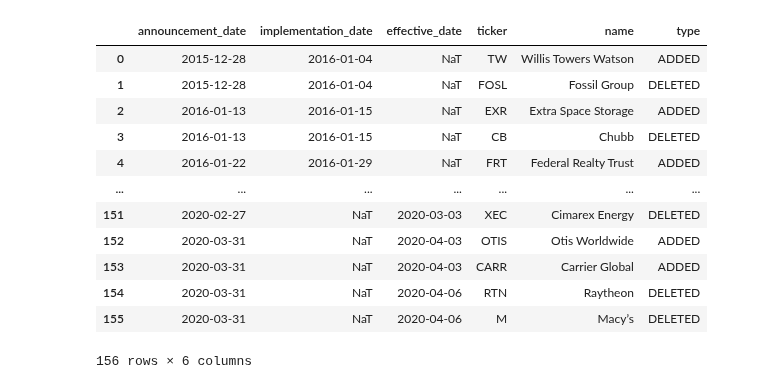
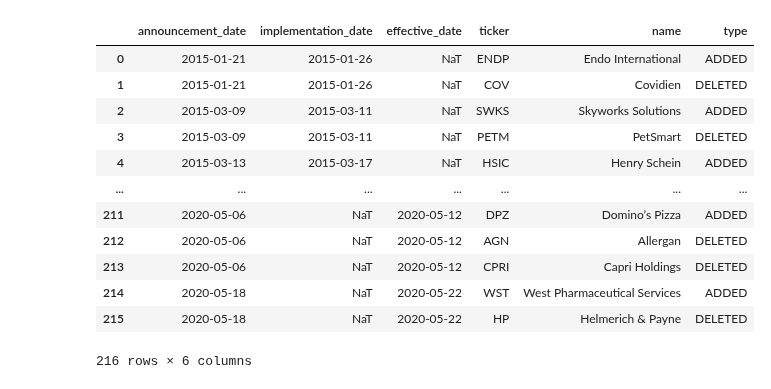
Before and after one commit to yingchen0505/analyzingalpha, a Jupyter notebook: sp500-historical-components-and-changes/SP500_Announcement_Analysis.ipynb, the cells around one changed output. Drawn from its saved outputs; the diff is of its cells as text; code cells hidden in the pictures.

Commit message:
reran with 2015 and 2020 data

```diff
--- a/sp500-historical-components-and-changes/SP500_Announcement_Analysis.ipynb
+++ b/sp500-historical-components-and-changes/SP500_Announcement_Analysis.ipynb
@@ -1,49 +12,38 @@
 # %%
-import yfinance as yf
-import pandas as pd
-from datetime import datetime, timedelta
-from pandas_datareader import data as pdr
-yf.pdr_override() # <== that's all it takes :-)
-import numpy as np
-import statistics
-from pprint import pprint
-from math import isnan
-import itertools
-
 sp500_history = pd.read_excel('./sp500_rebalance_announcements.xlsx')
 sp500_history['implementation_date'] = pd.to_datetime(sp500_history['implementation_date'])
 sp500_history['effective_date'] = pd.to_datetime(sp500_history['effective_date'])
 sp500_history['announcement_date'] = pd.to_datetime(sp500_history['announcement_date'])
 sp500_history = sp500_history[['announcement_date', 'implementation_date', 'effective_date', 'ticker', 'name', 'type']]
 
-start_date = datetime.strptime('2015-12-20', '%Y-%m-%d')
+start_date = datetime.strptime('2015-1-1', '%Y-%m-%d')
 end_date = datetime.strptime('2020-12-31', '%Y-%m-%d')
 
 # greater than the start date and smaller than the end date
-mask = (sp500_history['announcement_date'] > start_date) & (sp500_history['announcement_date'] <= end_date)
+mask = (sp500_history['announcement_date'] >= start_date) & (sp500_history['announcement_date'] <= end_date)
 sp500_history = sp500_history.loc[mask]
 
 # Sort
 sp500_history = sp500_history.sort_values(['announcement_date', 'type'], ascending=[True, True])
 
 sp500_history = sp500_history.drop_duplicates()
 sp500_history = sp500_history.reset_index(drop=True)
 
 sp500_history
 # %% [output]
 |  | announcement_date | implementation_date | effective_date | ticker | name | type |
-| 0 | 2015-12-28 | 2016-01-04 | NaT | TW | Willis Towers Watson | ADDED |
-| 1 | 2015-12-28 | 2016-01-04 | NaT | FOSL | Fossil Group | DELETED |
-| 2 | 2016-01-13 | 2016-01-15 | NaT | EXR | Extra Space Storage | ADDED |
-| 3 | 2016-01-13 | 2016-01-15 | NaT | CB | Chubb | DELETED |
-| 4 | 2016-01-22 | 2016-01-29 | NaT | FRT | Federal Realty Trust | ADDED |
+| 0 | 2015-01-21 | 2015-01-26 | NaT | ENDP | Endo International | ADDED |
+| 1 | 2015-01-21 | 2015-01-26 | NaT | COV | Covidien | DELETED |
+| 2 | 2015-03-09 | 2015-03-11 | NaT | SWKS | Skyworks Solutions | ADDED |
+| 3 | 2015-03-09 | 2015-03-11 | NaT | PETM | PetSmart | DELETED |
+| 4 | 2015-03-13 | 2015-03-17 | NaT | HSIC | Henry Schein | ADDED |
 | ... | ... | ... | ... | ... | ... | ... |
-| 151 | 2020-02-27 | NaT | 2020-03-03 | XEC | Cimarex Energy | DELETED |
-| 152 | 2020-03-31 | NaT | 2020-04-03 | OTIS | Otis Worldwide | ADDED |
-| 153 | 2020-03-31 | NaT | 2020-04-03 | CARR | Carrier Global | ADDED |
-| 154 | 2020-03-31 | NaT | 2020-04-06 | RTN | Raytheon | DELETED |
-| 155 | 2020-03-31 | NaT | 2020-04-06 | M | Macy’s | DELETED |
+| 211 | 2020-05-06 | NaT | 2020-05-12 | DPZ | Domino’s Pizza | ADDED |
+| 212 | 2020-05-06 | NaT | 2020-05-12 | AGN | Allergan | DELETED |
+| 213 | 2020-05-06 | NaT | 2020-05-12 | CPRI | Capri Holdings | DELETED |
+| 214 | 2020-05-18 | NaT | 2020-05-22 | WST | West Pharmaceutical Services | ADDED |
+| 215 | 2020-05-18 | NaT | 2020-05-22 | HP | Helmerich & Payne | DELETED |
-156 rows × 6 columns
+216 rows × 6 columns
 # %%
 calendar = pd.read_excel('./Nasdaq_Trading_Calendar.xlsx', sheet_name=None)
 rebal_dates = []
```
Also changed, not shown: parts of 4 cells of this notebook, 5 other files.
